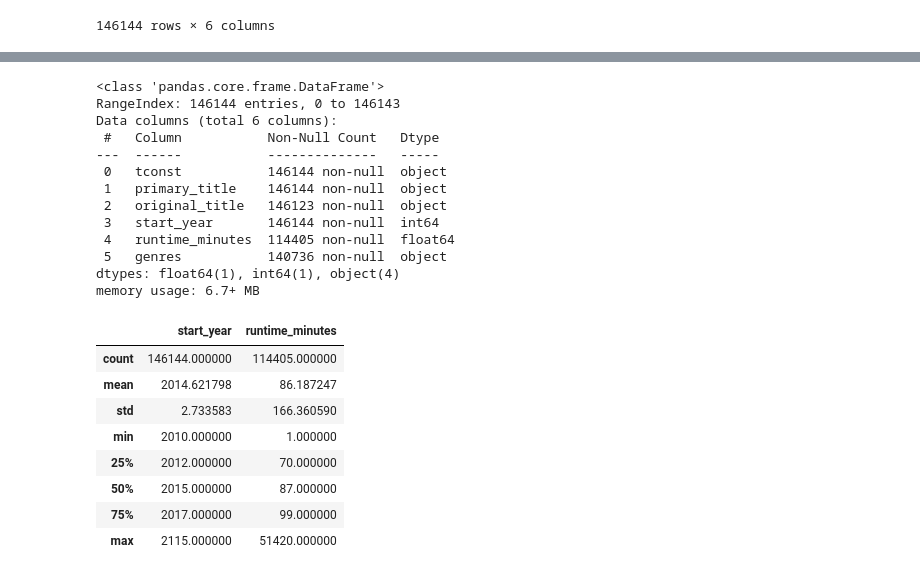
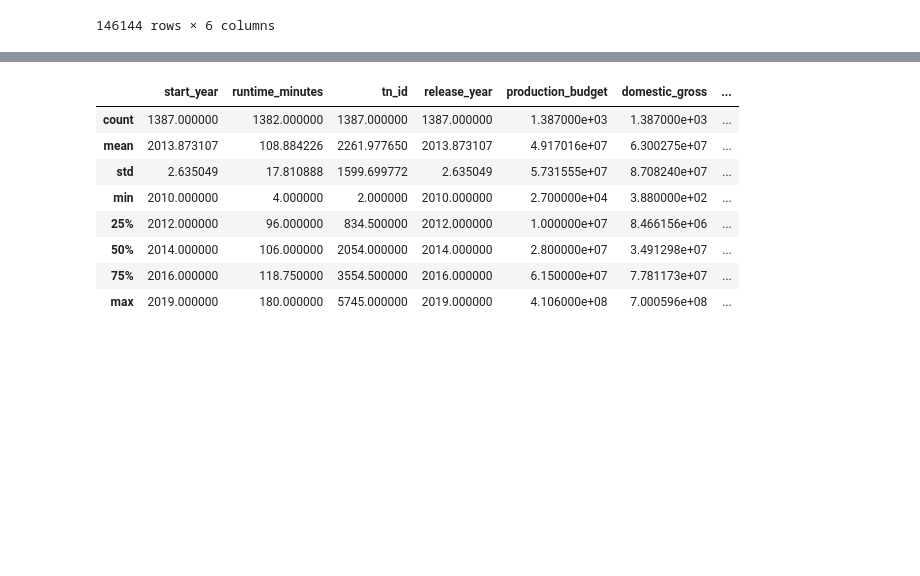
Before and after one commit to ndgigliotti/dsc-phase-1-project, a Jupyter notebook: genres.ipynb, the cells around one changed output, grey strips where cells are left out. Cells and saved outputs as stored; diff of their text form; code cells hidden in the pictures; blank space fills up the shorter version.

```diff
--- a/genres.ipynb
+++ b/genres.ipynb
@@ -9,0 +74,3 @@ import analysis
+# %%
+tn = tn.loc[tn.query('(release_year <= 2019) & (release_year >= 2009)').index]
+tn
@@ -60,3 +163,2 @@ tmdb[tmdb.duplicated(keep=False)]
 # %%
-tmdb.drop_duplicates(inplace=True)
-tmdb
+imdb.drop_duplicates(subset=['primary_title', 'original_title', 'start_year'], inplace=True)
@@ -98,8 +164,0 @@ tn
-# %%
-money_cols = ['production_budget', 'domestic_gross', 'worldwide_gross']
-tn[money_cols] = (tn.loc[:, money_cols]
-                    .apply(cleaning.process_strings)
-                    .apply(lambda x: x.astype('int64')))
-tn = tn.query('(domestic_gross > 0) & (worldwide_gross > 0)')
-# tn = tn.loc[(tn[['domestic_gross', 'worldwide_gross']] > 0).all(axis=1)]
-tn.sort_values('worldwide_gross').head()
@@ -116,7 +167,7 @@ tmdb['clean_title'] = cleaning.process_strings(tmdb.loc[:, 'title'])
 tn = tn.assign(clean_title=cleaning.process_strings(tn['movie']))
 # %%
-imdb_tn = pd.merge(imdb, tn, how='inner', left_on=['start_year', 'clean_title'], right_on=['release_year', 'clean_title'])
-imdb_tn
+imdb = pd.merge(imdb, tn, how='inner', left_on=['start_year', 'clean_title'], right_on=['release_year', 'clean_title'])
+imdb.head()
 # %% [output]
 |  | tconst | primary_title | original_title | start_year | runtime_minutes | genres | clean_title | tn_id | ... |
 | 0 | tt0359950 | The Secret Life of Walter Mitty | The Secret Life of Walter Mitty | 2013 | 114.0 | Adventure,Comedy,Drama | the secret life of walter mitty | 437 | ... |
@@ -151,26 +178,12 @@ tmdb_tn
 # %%
-imdb.info()
 imdb.describe()
 # %% [output]
-<class 'pandas.core.frame.DataFrame'>
-RangeIndex: 146144 entries, 0 to 146143
-Data columns (total 6 columns):
- #   Column           Non-Null Count   Dtype
----  ------           --------------   -----
- 0   tconst           146144 non-null  object
- 1   primary_title    146144 non-null  object
- 2   original_title   146123 non-null  object
- 3   start_year       146144 non-null  int64
- 4   runtime_minutes  114405 non-null  float64
- 5   genres           140736 non-null  object
-dtypes: float64(1), int64(1), object(4)
-memory usage: 6.7+ MB
-|  | start_year | runtime_minutes |
-| count | 146144.000000 | 114405.000000 |
-| mean | 2014.621798 | 86.187247 |
-| std | 2.733583 | 166.360590 |
-| min | 2010.000000 | 1.000000 |
-| 25% | 2012.000000 | 70.000000 |
-| 50% | 2015.000000 | 87.000000 |
-| 75% | 2017.000000 | 99.000000 |
-| max | 2115.000000 | 51420.000000 |
+|  | start_year | runtime_minutes | tn_id | release_year | production_budget | domestic_gross | ... |
+| count | 1387.000000 | 1382.000000 | 1387.000000 | 1387.000000 | 1.387000e+03 | 1.387000e+03 | ... |
+| mean | 2013.873107 | 108.884226 | 2261.977650 | 2013.873107 | 4.917016e+07 | 6.300275e+07 | ... |
+| std | 2.635049 | 17.810888 | 1599.699772 | 2.635049 | 5.731555e+07 | 8.708240e+07 | ... |
+| min | 2010.000000 | 4.000000 | 2.000000 | 2010.000000 | 2.700000e+04 | 3.880000e+02 | ... |
+| 25% | 2012.000000 | 96.000000 | 834.500000 | 2012.000000 | 1.000000e+07 | 8.466156e+06 | ... |
+| 50% | 2014.000000 | 106.000000 | 2054.000000 | 2014.000000 | 2.800000e+07 | 3.491298e+07 | ... |
+| 75% | 2016.000000 | 118.750000 | 3554.500000 | 2016.000000 | 6.150000e+07 | 7.781173e+07 | ... |
+| max | 2019.000000 | 180.000000 | 5745.000000 | 2019.000000 | 4.106000e+08 | 7.000596e+08 | ... |
```
Also changed, not shown: parts of 69 cells of this notebook, 1 other file.
